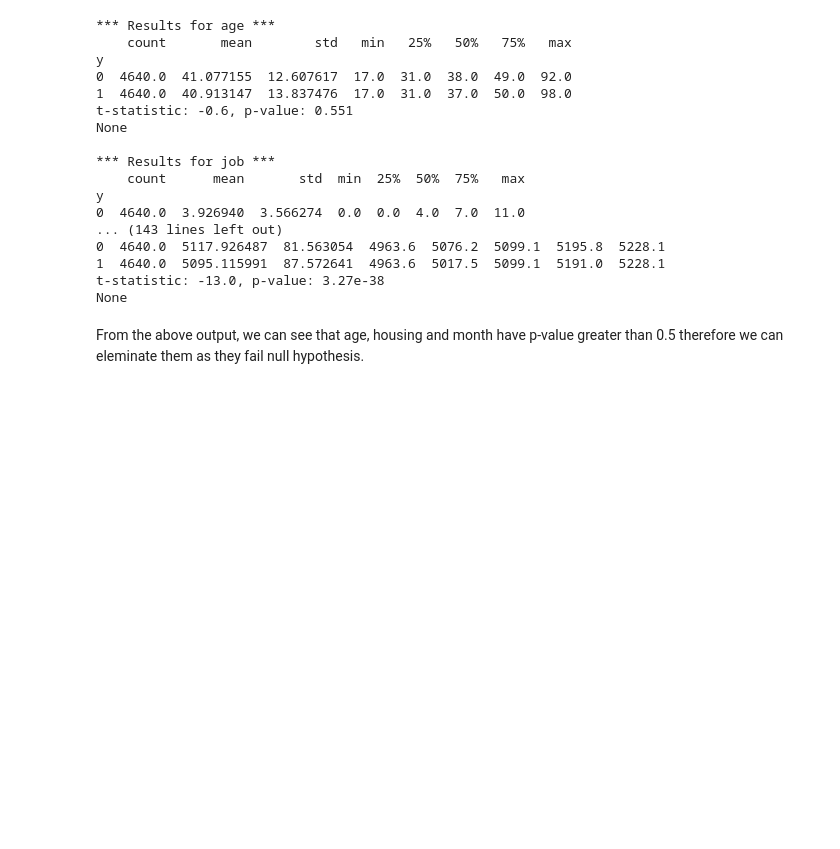
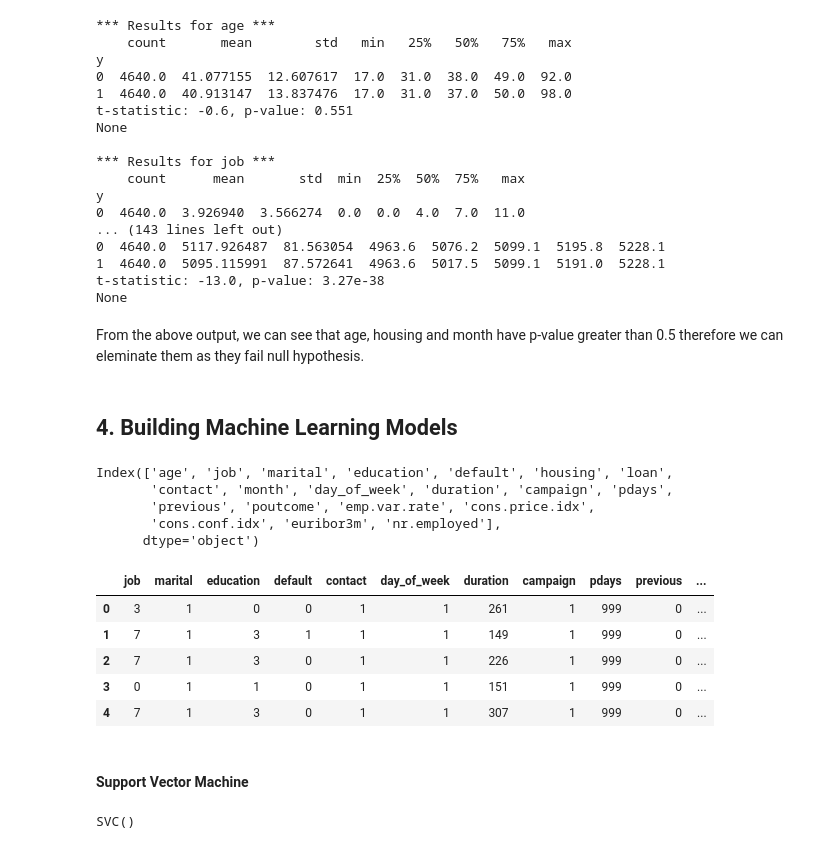
Before and after one commit to kaushik-holla/Bank-Marketing, a Jupyter notebook: Bank Marketing Analysis and Modeling.ipynb, the cells around one changed output. Saved outputs shown, nothing was run; the diff lists cells and outputs as text; code cells hidden in the pictures; blank space fills up the shorter version.

Commit message:
Dropping columns and fitting our models

```diff
--- a/Bank Marketing Analysis and Modeling.ipynb
+++ b/Bank Marketing Analysis and Modeling.ipynb
@@ -539,0 +534,2 @@ print(prediction_decoded)
+# %% [markdown]
+## 4. Building Machine Learning Models
@@ -539,0 +544,24 @@ print(prediction_decoded)
+# %%
+# Seperating X and Y variables for fitting the model
+X = df.iloc[:,:-1]
+y = df.iloc[:,-1]
+# %%
+X.columns
+# %% [output]
+Index(['age', 'job', 'marital', 'education', 'default', 'housing', 'loan',
+       'contact', 'month', 'day_of_week', 'duration', 'campaign', 'pdays',
+       'previous', 'poutcome', 'emp.var.rate', 'cons.price.idx',
+       'cons.conf.idx', 'euribor3m', 'nr.employed'],
+      dtype='object')
+# %%
+# Dropping the columns after doing feature scaling
+X = X.drop(["age", "housing", "month", "loan"], axis = 1)
+# %%
+X.head()
+# %% [output]
+|  | job | marital | education | default | contact | day_of_week | duration | campaign | pdays | previous | ... |
+| 0 | 3 | 1 | 0 | 0 | 1 | 1 | 261 | 1 | 999 | 0 | ... |
+| 1 | 7 | 1 | 3 | 1 | 1 | 1 | 149 | 1 | 999 | 0 | ... |
+| 2 | 7 | 1 | 3 | 0 | 1 | 1 | 226 | 1 | 999 | 0 | ... |
+| 3 | 0 | 1 | 1 | 0 | 1 | 1 | 151 | 1 | 999 | 0 | ... |
+| 4 | 7 | 1 | 3 | 0 | 1 | 1 | 307 | 1 | 999 | 0 | ... |
@@ -539,0 +575,8 @@ print(prediction_decoded)
+# %% [markdown]
+#### Support Vector Machine
+# %%
+# Building the model and fitting it on training data
+model = SVC()
+model.fit(X_train, y_train)
+# %% [output]
+SVC()
```
Also changed, not shown: parts of 13 cells of this notebook.
